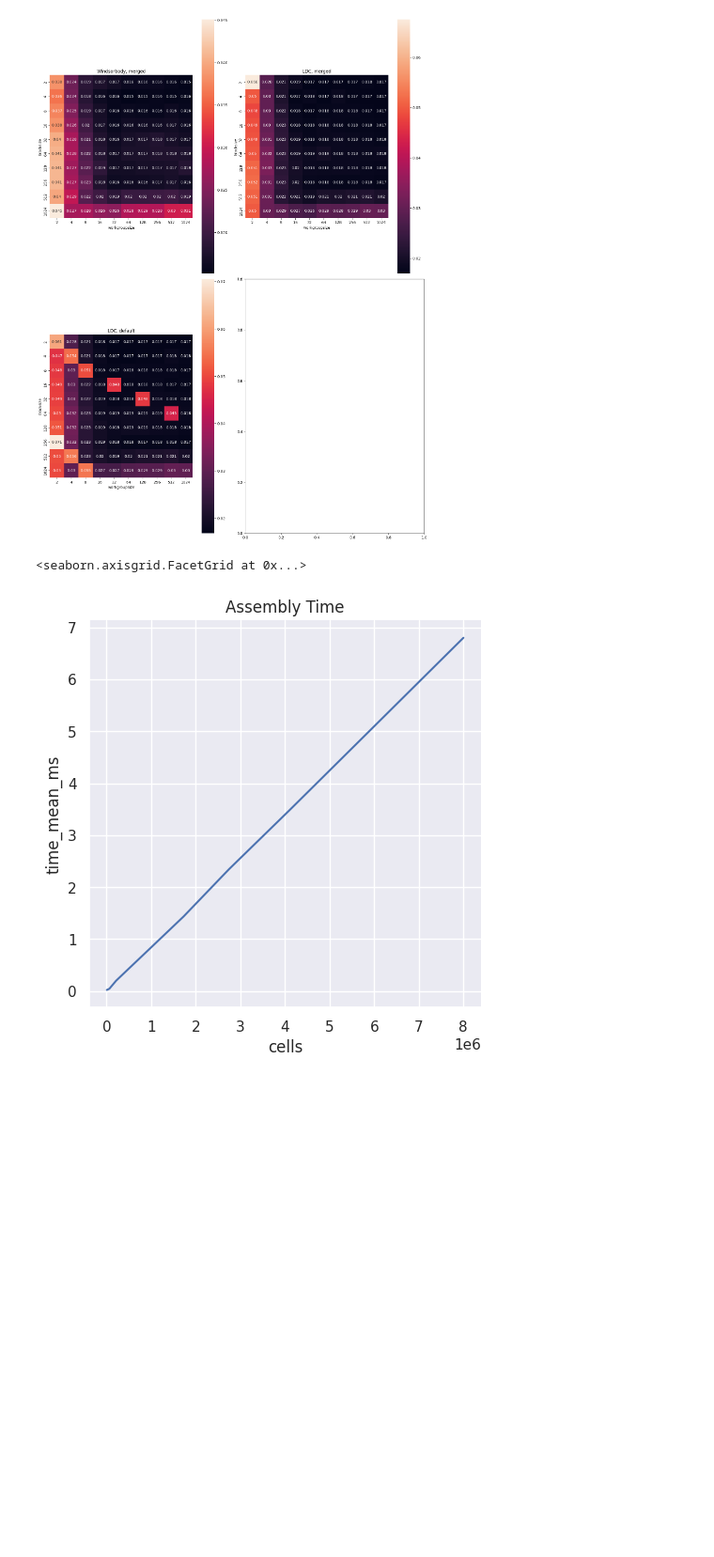
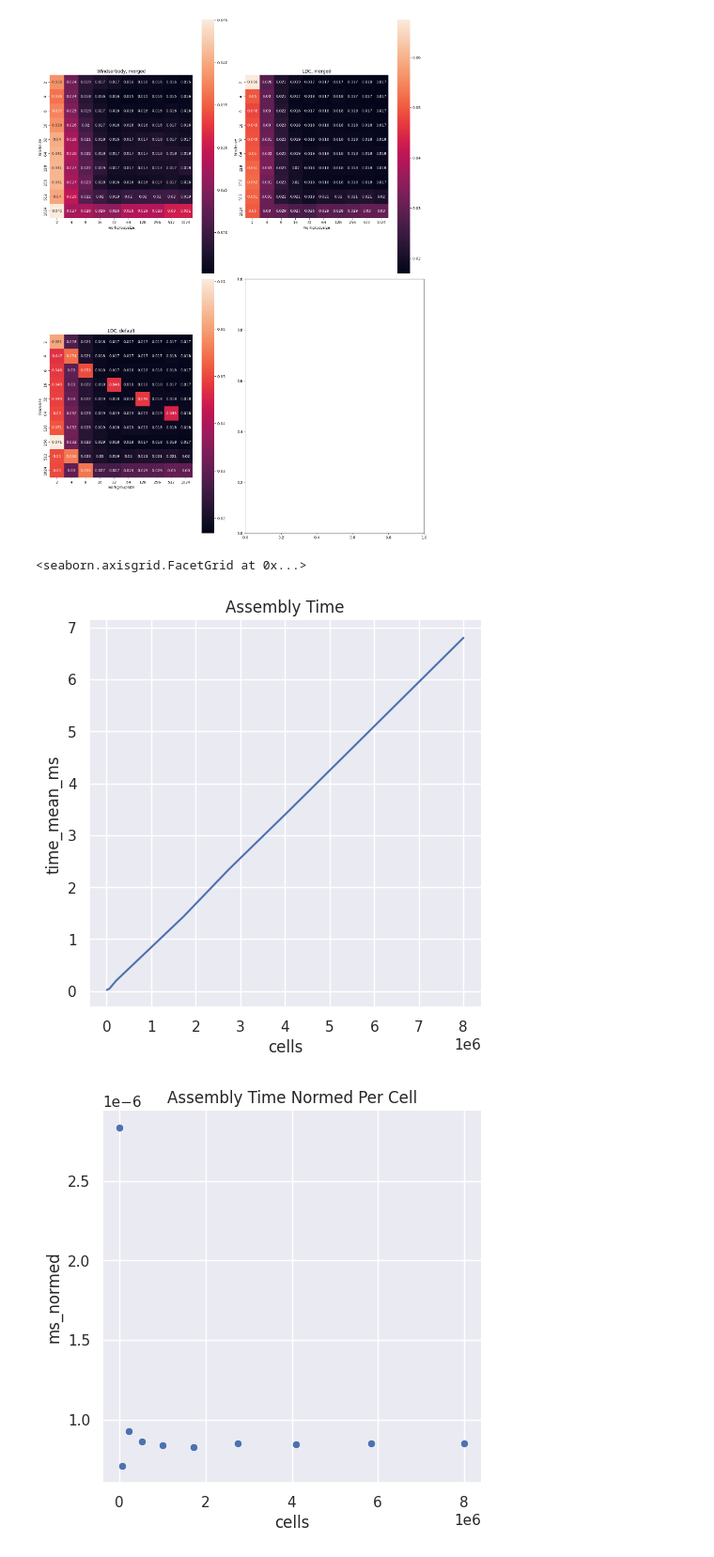
Before and after one commit to lupeterm/FVM-Prototyping, a Jupyter notebook: batched.ipynb, the cells around one changed output. Shown at 94% size. Drawn from its saved outputs; the diff is of its cells as text; code cells hidden in the pictures; blank space fills up the shorter version.

```diff
--- a/batched.ipynb
+++ b/batched.ipynb
@@ -63,9 +63,12 @@ sb.set_theme()
 # %%
 plot = sb.relplot(data=df, x="cells", kind="line", y="time_mean_ms")
 plot.set(title="Assembly Time")
+plot = sb.relplot(data=df, x="cells", kind="scatter", y="ms_normed")
+plot.set(title="Assembly Time Normed Per Cell")
 # %% [output]
 <seaborn.axisgrid.FacetGrid at 0x...>
 [figure]
+[figure, added]
 # %%
 plot = sb.relplot(data=df, x="cells", kind="scatter", y="ms_normed")
 plot.set(title="Assembly Time per Cell")
```
Also changed, not shown: parts of 1 cell of this notebook, 13 other files.
